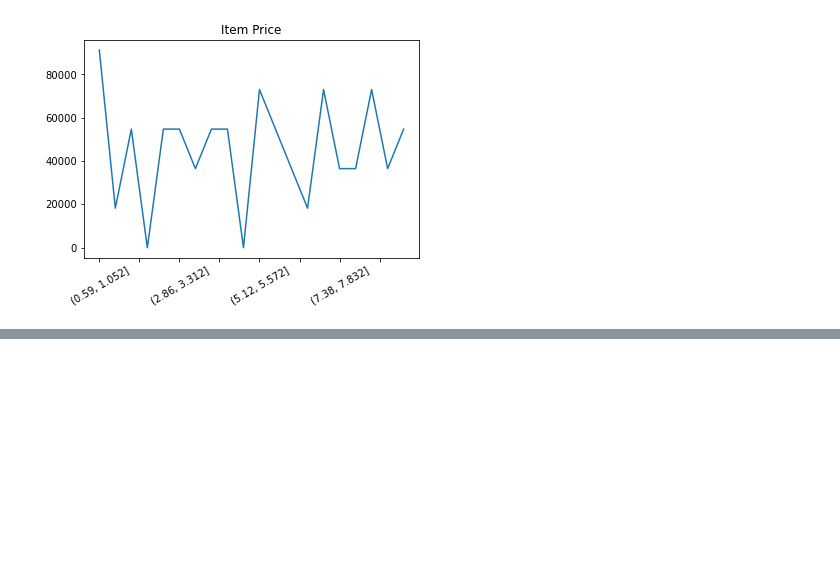
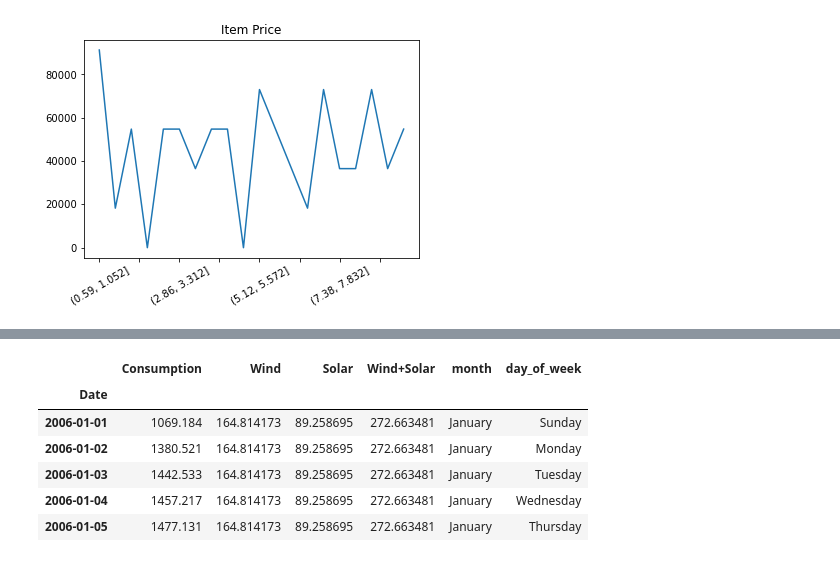
Before and after one commit to richie-p-meyer/time-series-exercises, a Jupyter notebook: data_preparation.ipynb, the cells around one changed output, grey strips where cells are left out. Saved outputs shown, nothing was run; the diff lists cells and outputs as text; code cells hidden in the pictures; blank space fills up the shorter version.

```diff
--- a/data_preparation.ipynb
+++ b/data_preparation.ipynb
@@ -82,0 +121,10 @@ df.head()
+# %%
+df.head()
+# %% [output]
+|  | Consumption | Wind | Solar | Wind+Solar | month | day_of_week |
+| Date |  |  |  |  |  |  |
+| 2006-01-01 | 1069.184 | 164.814173 | 89.258695 | 272.663481 | January | Sunday |
+| 2006-01-02 | 1380.521 | 164.814173 | 89.258695 | 272.663481 | January | Monday |
+| 2006-01-03 | 1442.533 | 164.814173 | 89.258695 | 272.663481 | January | Tuesday |
+| 2006-01-04 | 1457.217 | 164.814173 | 89.258695 | 272.663481 | January | Wednesday |
+| 2006-01-05 | 1477.131 | 164.814173 | 89.258695 | 272.663481 | January | Thursday |
```
Also changed, not shown: parts of 14 cells of this notebook, 1 other file.
